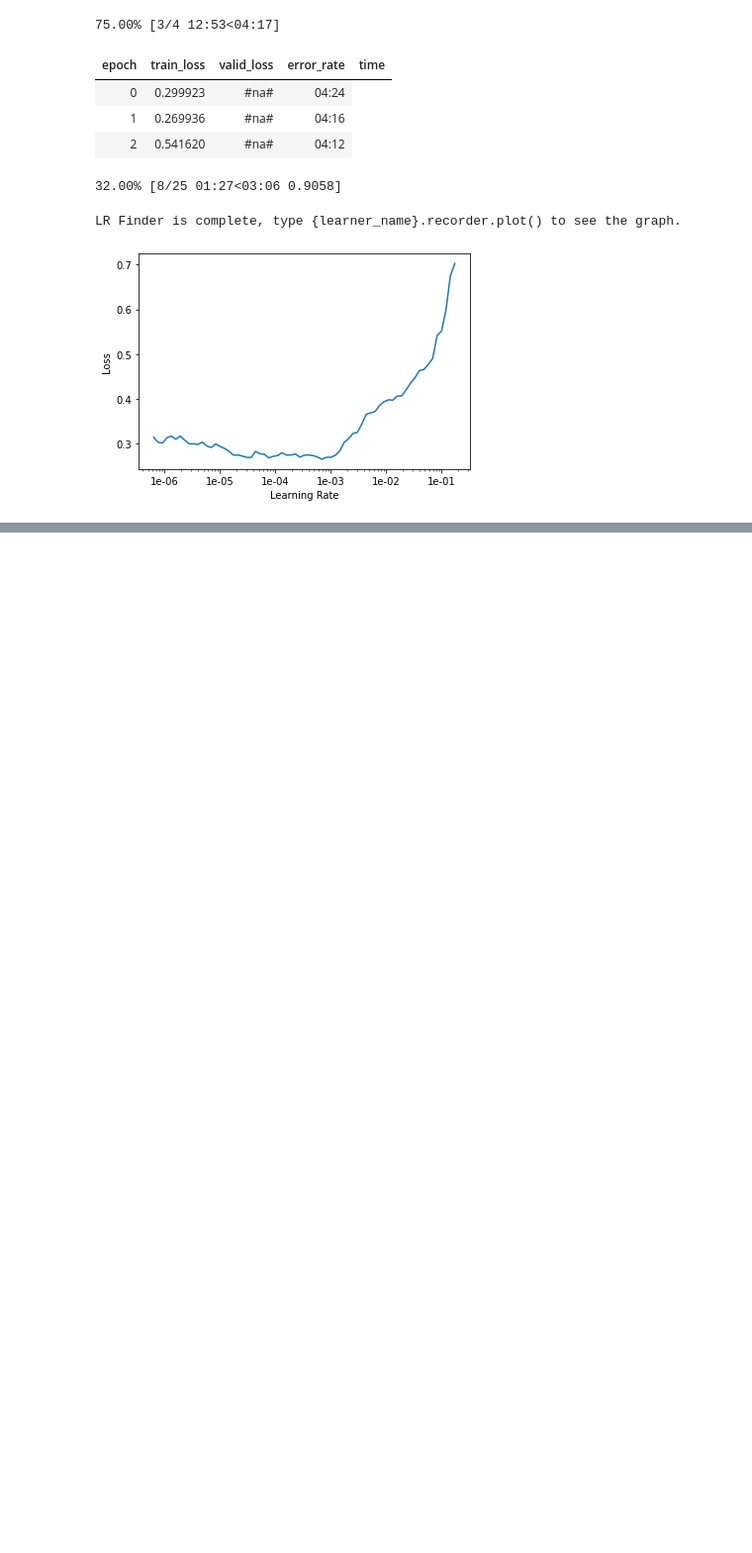
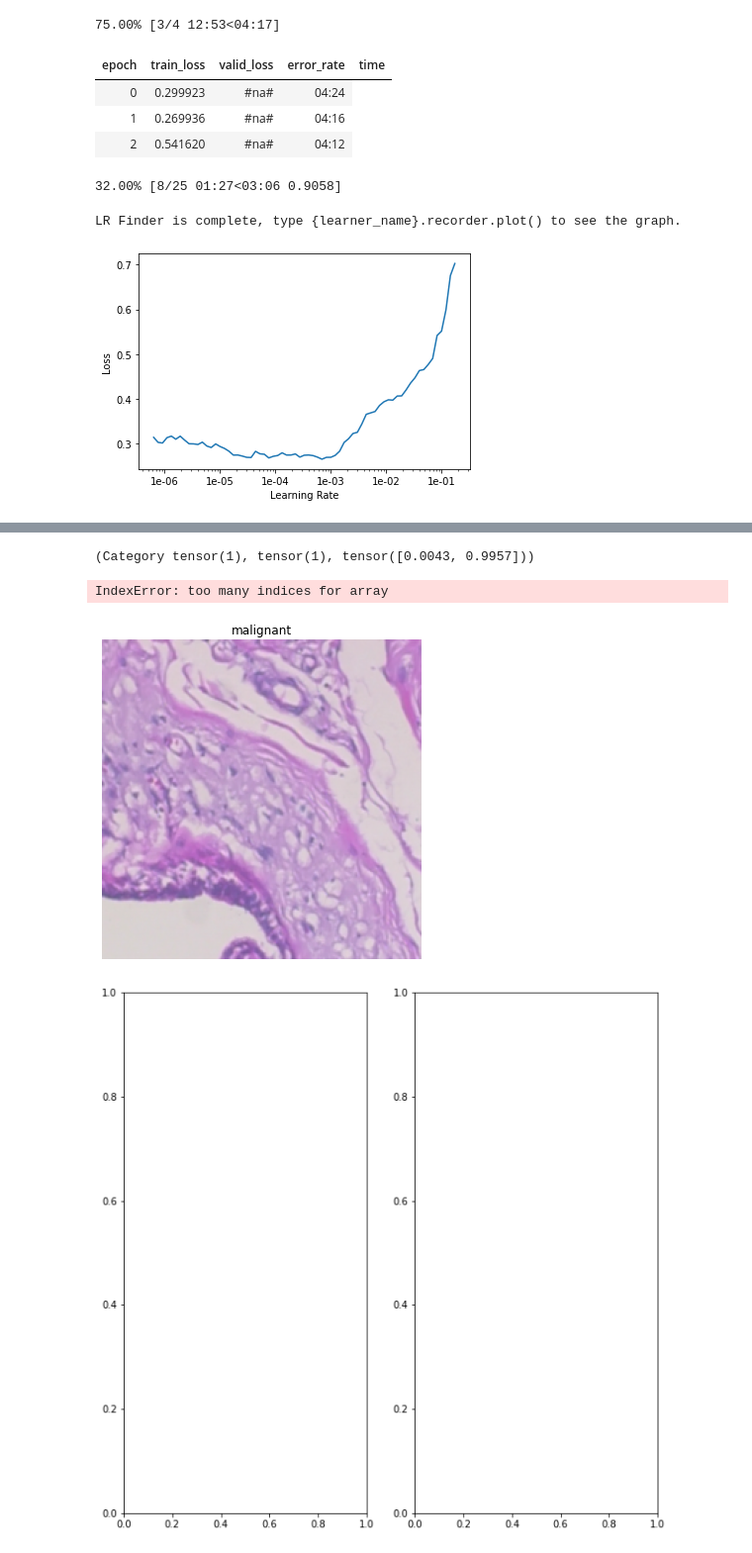
Before and after one commit to mkpetterson/cancer-prediction, a Jupyter notebook: notebooks/FastAI.ipynb, the cells around one changed output, grey strips where cells are left out. Shown at 99% size. Saved outputs shown, nothing was run; the diff lists cells and outputs as text; code cells hidden in the pictures; blank space fills up the shorter version.

Commit message:
adding images

```diff
--- a/notebooks/FastAI.ipynb
+++ b/notebooks/FastAI.ipynb
@@ -210,5 +205,5 @@ data.show_batch(rows=3)
 learn = cnn_learner(data, models.resnet34, metrics=error_rate)
 
 # Fit some data
-defaults.device = torch.device('cuda')
-learn.fit_one_cycle(4)
+defaults.device = torch.device('cpu')
+learn.fit_one_cycle(1, 1e-2)
@@ -237,6 +239,18 @@ metric.plot_confusion_matrix()
 # %%
 # Predict single image by turning it into ItemBase and putting into predict function
-path = 'data/Histology/100X/test/test/SOB_M_MC-14-13413-100-035.png'
+path = 'data/Histology/100X/test/test/SOB_M_MC-14-13413-100-025.png'
 image = open_image(path)
 #data = ItemBase(path)
 learn.predict(image)
+# %% [output]
+(Category tensor(1), tensor(1), tensor([0.0043, 0.9957]))
+# %%
+# Visual interpreter
+from fastai.vision.interpret import SegmentationInterpretation
+interp = SegmentationInterpretation.from_learner(learn)
+# %%
+interp.show_xyz(0)
+# %% [output]
+IndexError: too many indices for array
+[figure, added]
+[figure, added]
```
Also changed, not shown: parts of 20 cells of this notebook, 54 other files.
